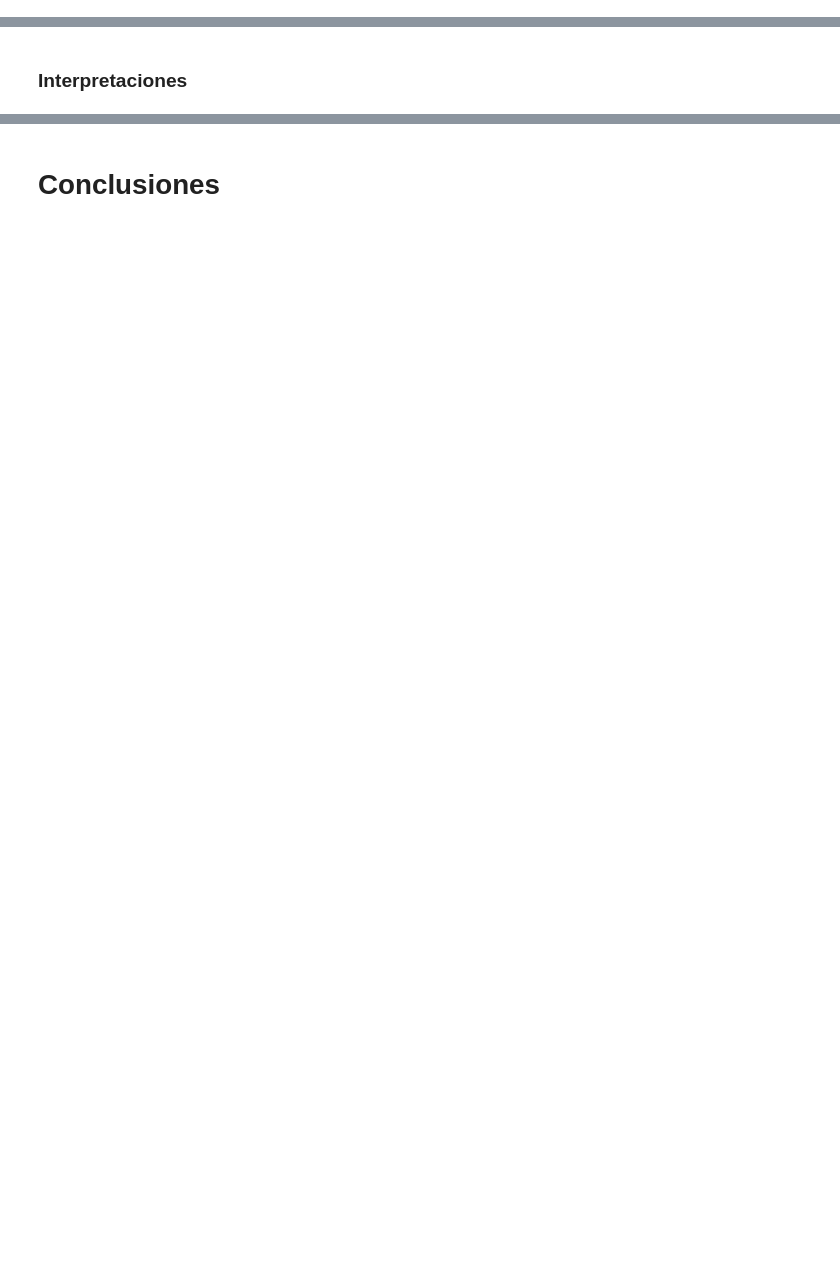
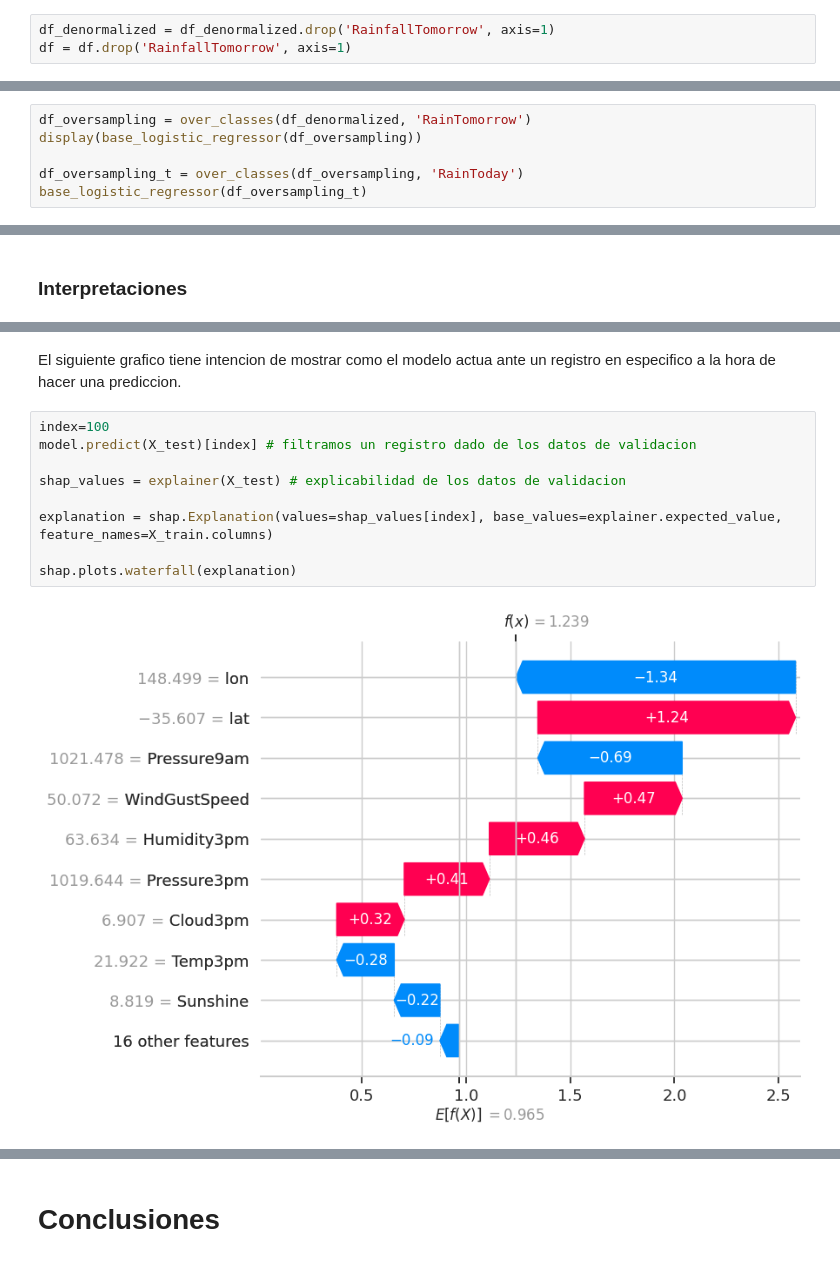
Before and after one commit to Shannon-21/Aprendizaje_Automatico_1, a Jupyter notebook: TP_IA41_LogisticRegression_P2.ipynb, the cells around one changed output, grey strips where cells are left out. Saved outputs shown, nothing was run; the diff lists cells and outputs as text; blank space fills up the shorter version.

```diff
--- a/TP_IA41_LogisticRegression_P2.ipynb
+++ b/TP_IA41_LogisticRegression_P2.ipynb
@@ -168,2 +209,5 @@ plt.show()
+# %%
+df_denormalized = df_denormalized.drop('RainfallTomorrow', axis=1)
+df = df.drop('RainfallTomorrow', axis=1)
 # %% [markdown]
 # **Procesamiento**
@@ -346,0 +400,6 @@ Y al toque roque, vemos que la regresion logistica con el dataset balancedo no e
+# %%
+df_oversampling = over_classes(df_denormalized, 'RainTomorrow')
+display(base_logistic_regressor(df_oversampling))
+
+df_oversampling_t = over_classes(df_oversampling, 'RainToday')
+base_logistic_regressor(df_oversampling_t)
@@ -395,0 +629,13 @@ Aca vamos a tener que meter toda la parte de explicabilidad para ver las poderac
+# %% [markdown]
+El siguiente grafico tiene intencion de mostrar como el modelo actua ante un registro en especifico a la hora de hacer una prediccion.
+# %%
+index=100
+model.predict(X_test)[index] # filtramos un registro dado de los datos de validacion
+
+shap_values = explainer(X_test) # explicabilidad de los datos de validacion
+
+explanation = shap.Explanation(values=shap_values[index], base_values=explainer.expected_value, feature_names=X_train.columns)
+
+shap.plots.waterfall(explanation)
+# %% [output]
+[figure, added]
```
Also changed, not shown: parts of 91 cells of this notebook.
